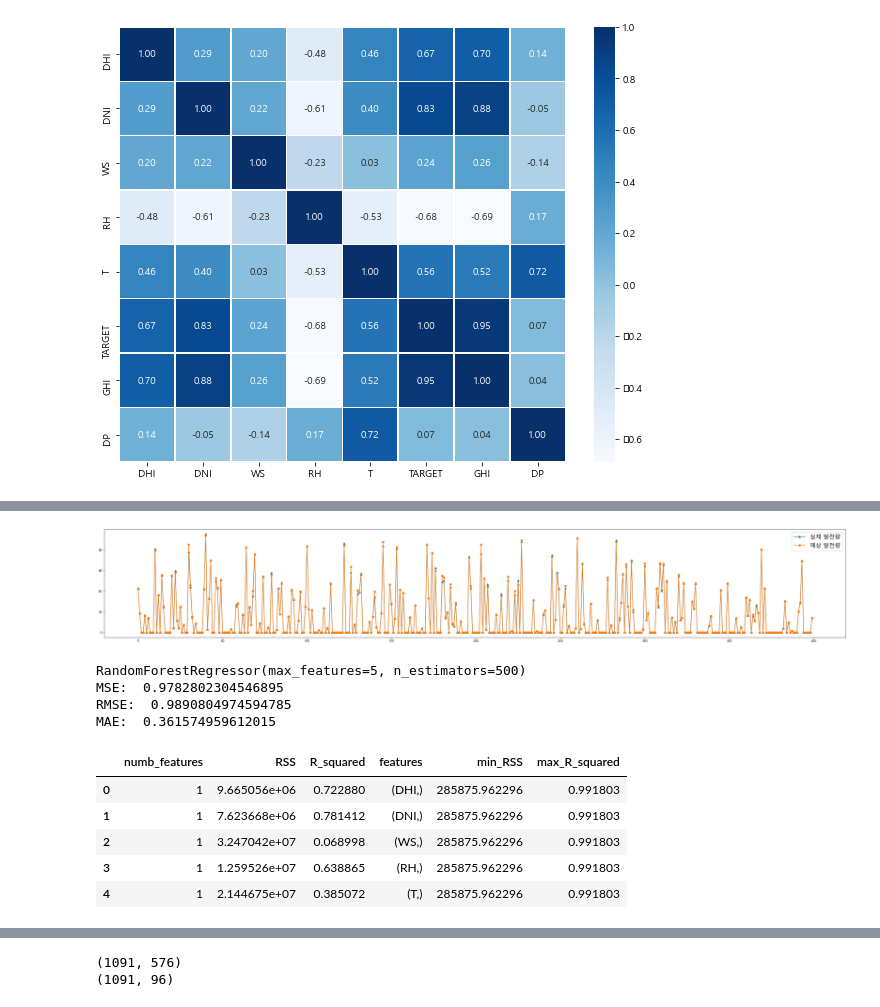
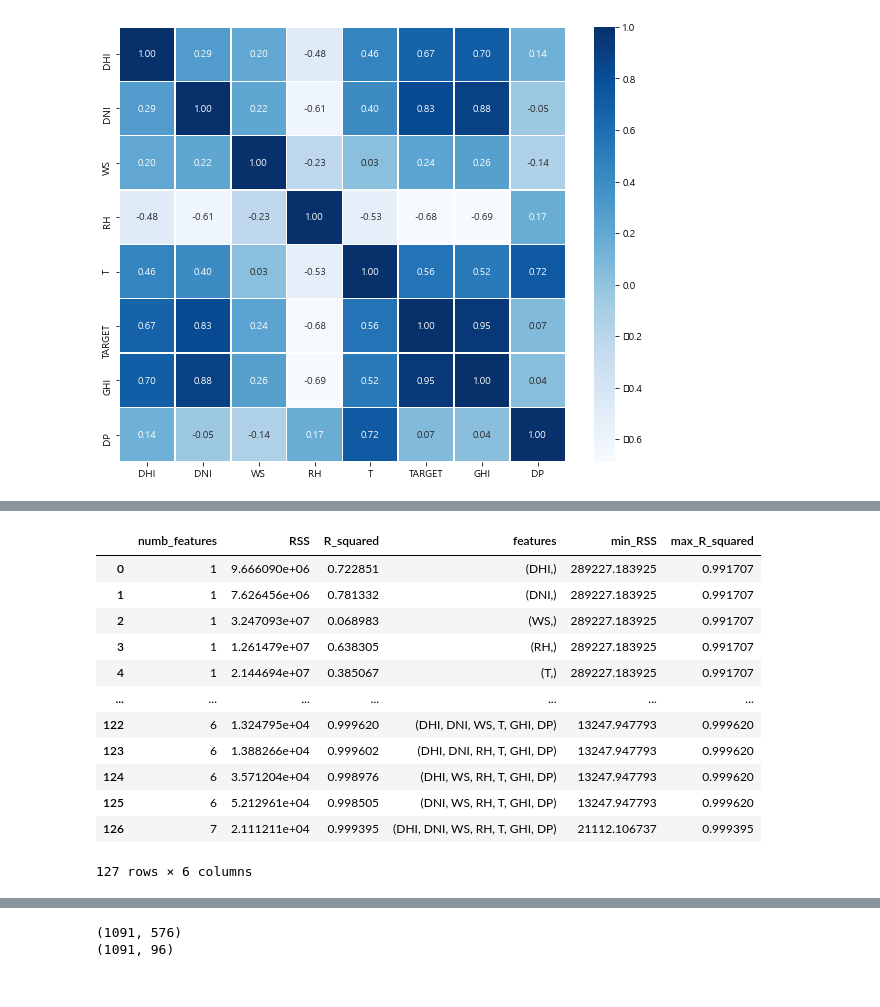
Before and after one commit to J-woooo/Dacon, a Jupyter notebook: final/우럭이안우럭.ipynb, the cells around one changed output, grey strips where cells are left out. Saved outputs shown, nothing was run; the diff lists cells and outputs as text; code cells hidden in the pictures.

```diff
--- a/final/우럭이안우럭.ipynb
+++ b/final/우럭이안우럭.ipynb
@@ -55,0 +93,25 @@ dtype: int64
+# %%
+# 여름(6, 7, 8월) / 겨울(1, 2, 12월)
+winter_month = []
+summer_month = []
+for i in range(3):
+    summer_month.append(train.iloc[i*365 + 180*48 : i*365 + 240*48 ])
+    winter_df_1 = train.iloc[i*365 : i*365 + 60 * 48]
+    winter_df_2 = train.iloc[i*365 + 335*48 : i*365 + 365*48 ]
+    winter_df = pd.concat([winter_df_1, winter_df_2])
+    winter_month.append(train.iloc[i*365 : i*365 + 60 * 48])
+    winter_month.append(winter_df)
+
+# 시각화 코드
+plt.figure(figsize=(20,15))
+subplot_index = 0
+for i in range(1, 4):
+    plt.subplot(6,2, i*2-1)
+    sns.boxplot(x="Hour", y="TARGET", data=summer_month[i-1])
+    plt.title("Summer")
+    plt.ylim(0, 100)
+    plt.subplot(6, 2, i*2)
+    sns.boxplot(x="Hour", y="TARGET", data=winter_month[i-1])
+    plt.title("Winter")
+    plt.ylim(0, 100)
+plt.show()
@@ -91,16 +167,12 @@ def makeDewpoint(T, RH):
 # 전천일사량 컬럼 추가
 train['GHI'] = train['DNI']*math.cos(math.pi/180*63)+train['DHI']
 train['DP'] = 0
-
-df['GHI'] = df['DNI']*math.cos(math.pi/180*63)+df['DHI']
-df['DP'] = 0
 for i in range(len(train)):
     train.loc[i, ["DP"]] = makeDewpoint(float(train.loc[i, ["T"]]), train.loc[i , ["RH"]])
-    df.loc[i, ["DP"]] = makeDewpoint(float(df.loc[i, ["T"]]), df.loc[i , ["RH"]])
 # %%
-df = df.drop(['Day', 'Hour', 'Minute'], axis = 1)
-init_x_train = df.drop(['TARGET'], axis = 1)
-init_y_train = df['TARGET']
+train = train.drop(['Day', 'Hour', 'Minute'], axis = 1)
+init_x_train = train.drop(['TARGET'], axis = 1)
+init_y_train = train['TARGET']
 # %%
 # feature간 상관계수
 plt.figure(figsize=(10,8))
@@ -136,30 +185,6 @@ LinearRegression_score : 0.9109239114338271
-# %%
-# prediction visualization
-def show_predict(X, y):
-    size = 400
-    y_predict = RFR_model.predict(X)
-    plt.figure(figsize=(40,6))
-    plt.plot(range(size), y[:size], marker='^', label='실제 발전량')
-    plt.plot(range(size), y_predict[:size], marker='o', label='예상 발전량')
-    plt.legend(fontsize='xx-large')
-    plt.show()
-    mse = mean_squared_error(sample_y_test, y_predict)
-    rmse = np.sqrt(mse)
-    mae = mean_absolute_error(sample_y_test, y_predict)
-    print(RFR_model)
-    print("MSE: ", mse)
-    print("RMSE: ", rmse)
-    print("MAE: ",mae)
-show_predict(sample_x_test, sample_y_test)
-# %% [output]
-[figure, removed]
-RandomForestRegressor(max_features=5, n_estimators=500)
-MSE:  0.9782802304546895
-RMSE:  0.9890804974594785
-MAE:  0.361574959612015
 # %%
 def random_forest(X,y):
-    model = RandomForestRegressor(n_estimators=500, max_features=0.25)
+    model = RandomForestRegressor(n_estimators=100, max_features=0.25)
     model.fit(X,y)
     RSS = mean_squared_error(y,model.predict(X)) * len(y)
     R_squared = model.score(X,y)
@@ -185,15 +210,22 @@ eda = pd.DataFrame({'numb_features': numb_features,'RSS': RSS_list, 'R_squared':
 # %%
 # randomforest feature optimization
 eda['min_RSS'] = eda.groupby('numb_features')['RSS'].transform(min)
 eda['max_R_squared'] = eda.groupby('numb_features')['R_squared'].transform(max)
-eda.head()
+eda
 # %% [output]
 |  | numb_features | RSS | R_squared | features | min_RSS | max_R_squared |
-| 0 | 1 | 9.665056e+06 | 0.722880 | (DHI,) | 285875.962296 | 0.991803 |
-| 1 | 1 | 7.623668e+06 | 0.781412 | (DNI,) | 285875.962296 | 0.991803 |
-| 2 | 1 | 3.247042e+07 | 0.068998 | (WS,) | 285875.962296 | 0.991803 |
-| 3 | 1 | 1.259526e+07 | 0.638865 | (RH,) | 285875.962296 | 0.991803 |
-| 4 | 1 | 2.144675e+07 | 0.385072 | (T,) | 285875.962296 | 0.991803 |
+| 0 | 1 | 9.666090e+06 | 0.722851 | (DHI,) | 289227.183925 | 0.991707 |
+| 1 | 1 | 7.626456e+06 | 0.781332 | (DNI,) | 289227.183925 | 0.991707 |
+| 2 | 1 | 3.247093e+07 | 0.068983 | (WS,) | 289227.183925 | 0.991707 |
+| 3 | 1 | 1.261479e+07 | 0.638305 | (RH,) | 289227.183925 | 0.991707 |
+| 4 | 1 | 2.144694e+07 | 0.385067 | (T,) | 289227.183925 | 0.991707 |
+| ... | ... | ... | ... | ... | ... | ... |
+| 122 | 6 | 1.324795e+04 | 0.999620 | (DHI, DNI, WS, T, GHI, DP) | 13247.947793 | 0.999620 |
+| 123 | 6 | 1.388266e+04 | 0.999602 | (DHI, DNI, RH, T, GHI, DP) | 13247.947793 | 0.999620 |
+| 124 | 6 | 3.571204e+04 | 0.998976 | (DHI, WS, RH, T, GHI, DP) | 13247.947793 | 0.999620 |
+| 125 | 6 | 5.212961e+04 | 0.998505 | (DNI, WS, RH, T, GHI, DP) | 13247.947793 | 0.999620 |
+| 126 | 7 | 2.111211e+04 | 0.999395 | (DHI, DNI, WS, RH, T, GHI, DP) | 21112.106737 | 0.999395 |
+127 rows × 6 columns
 # %%
 eda_min = eda[eda.groupby('numb_features')['RSS'].transform(min) == eda['RSS']]
 eda_min
```
Also changed, not shown: parts of 13 cells of this notebook, 1 other file.
